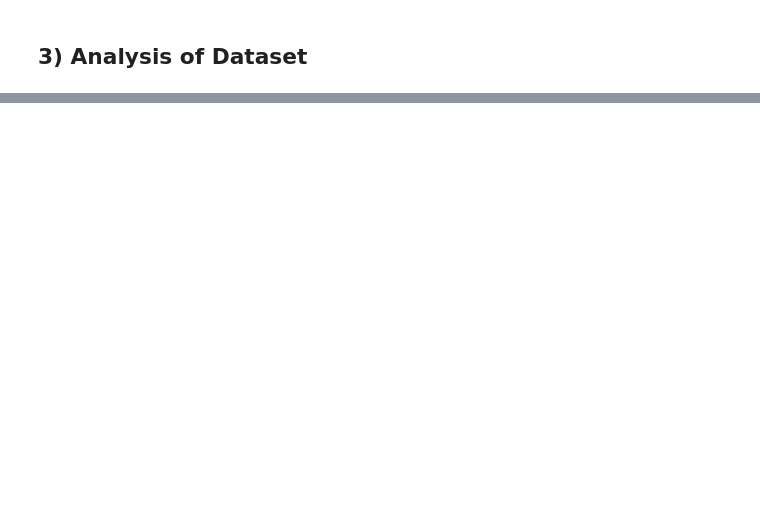
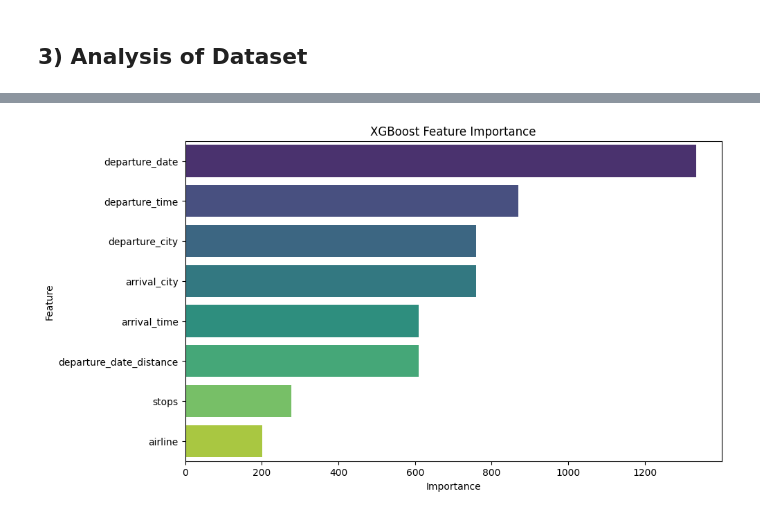
Before and after one commit to andeleyev/Flight_Predictions_FDS-Project, a Jupyter notebook: notebook.ipynb, the cells around one changed output, grey strips where cells are left out. Cells and saved outputs as stored; diff of their text form; code cells hidden in the pictures; blank space fills up the shorter version.

```diff
--- a/notebook.ipynb
+++ b/notebook.ipynb
@@ -593,0 +278,6 @@ plt.show()
+# %%
+#we won't consider scrape date (it's dependent on departure_date_distance and departure_date)
+
+X = data_pruned[['airline', 'stops', 'departure_city', 'arrival_city', 'departure_date', 'departure_date_distance', 'departure_time', 'arrival_time']]
+label = data_pruned['price']
+X.head()
@@ -593,0 +370,8 @@ plt.show()
+# %%
+X_train_xgb, X_test_xgb, y_train_xgb, y_test_xgb = X_train, X_test, y_train, y_test
+
+# Create an XGBoost regressor
+xgb_reg = xgb.XGBRegressor(objective='reg:squarederror', random_state=42)
+
+# Train the model
+xgb_reg.fit(X_train_xgb, y_train_xgb)
@@ -593,0 +390,34 @@ plt.show()
+# %%
+# Explore and plot feature importance
+feature_importance = xgb_reg.get_booster().get_score(importance_type='weight')  # Get feature importance directly from the booster
+feature_importance = sorted(feature_importance.items(), key=lambda x: x[1], reverse=True)  # Sort by importance
+
+# Aggregate importance scores for original features
+original_feature_importance = {}
+exclude_aggregation = {'departure_date_distance', 'departure_time', 'arrival_time'}
+
+for encoded_feature, importance in feature_importance:
+    # Check if the feature should be excluded from aggregation
+    if encoded_feature in exclude_aggregation:
+        original_feature_importance[encoded_feature] = importance
+    else:
+        # Aggregate features 'departure_day_of_week', 'departure_day_of_month', and 'departure_month' into 'departure_date'
+        if 'departure_day_of_week' in encoded_feature or 'departure_day_of_month' in encoded_feature or 'departure_month' in encoded_feature:
+            original_feature = 'departure_date'
+        else:
+            # Extract the original feature name by removing the part after the last underscore
+            original_feature = encoded_feature.rsplit('_', 1)[0]
+
+        original_feature_importance[original_feature] = original_feature_importance.get(original_feature, 0) + importance
+
+# Create a DataFrame for plotting
+feature_importance_df = pd.DataFrame(list(original_feature_importance.items()), columns=['Feature', 'Importance'])
+feature_importance_df = feature_importance_df.sort_values(by='Importance', ascending=False)
+
+plt.figure(figsize=(10, 6))
+sns.barplot(x='Importance', y='Feature', data=feature_importance_df, hue='Feature', palette='viridis', dodge=False)
+plt.legend().set_visible(False)
+plt.title('XGBoost Feature Importance')
+plt.show()
+# %% [output]
+[figure, added]
```
Also changed, not shown: parts of 141 cells of this notebook.
